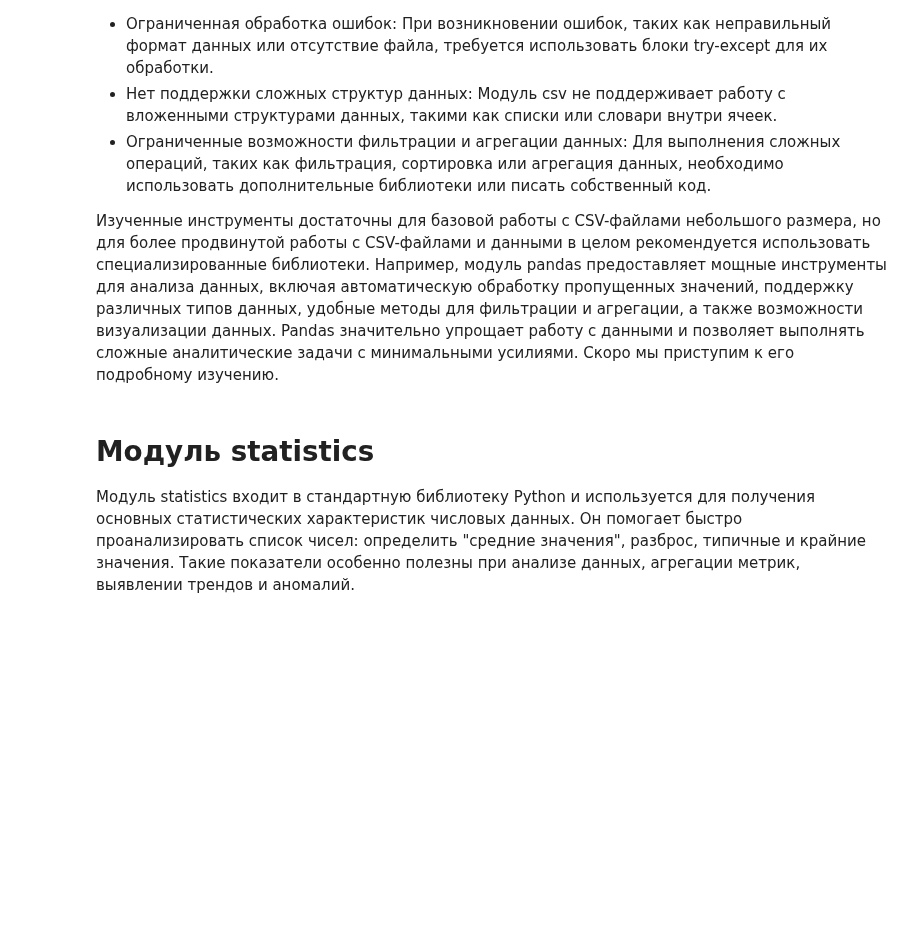
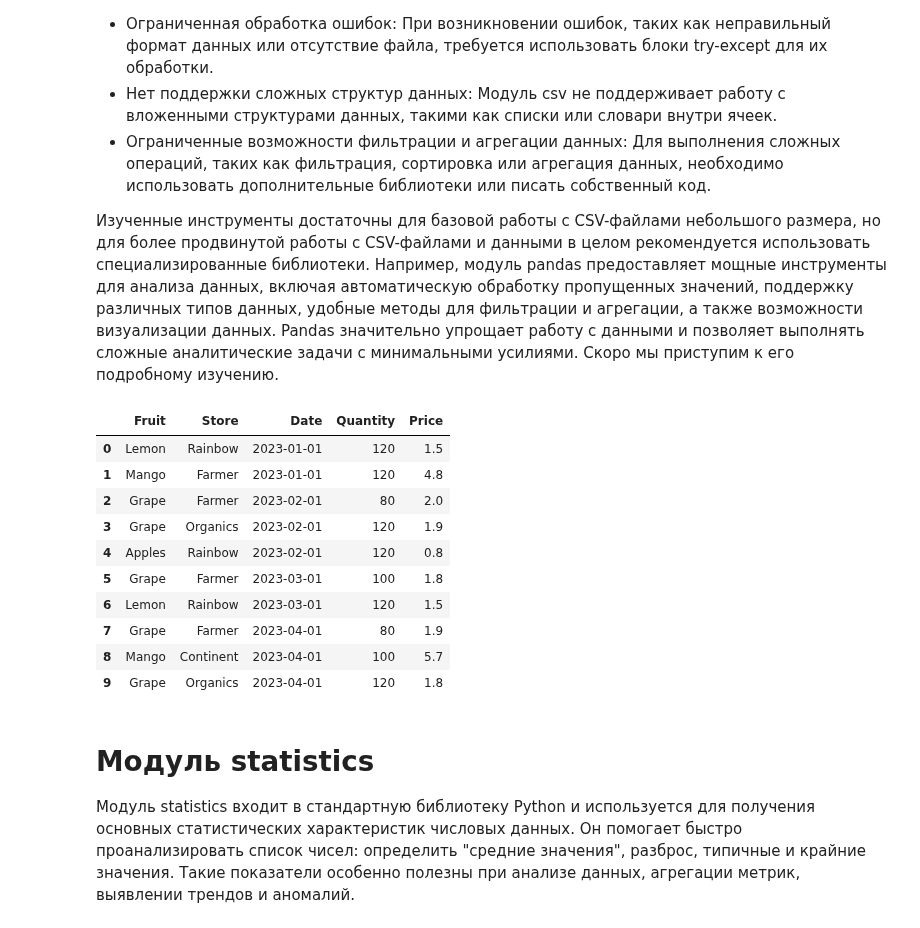
Before and after one commit to trivolt/Python_110425dam, a Jupyter notebook: Python_29.ipynb, the cells around one changed output. Drawn from its saved outputs; the diff is of its cells as text; code cells hidden in the pictures; blank space fills up the shorter version.

```diff
--- a/Python_29.ipynb
+++ b/Python_29.ipynb
@@ -139,3 +159,20 @@ for row in good_rows:
+# %%
+import pandas as pd
+
+df = pd.read_csv('sales.csv')
+df.head(10)
+# %% [output]
+|  | Fruit | Store | Date | Quantity | Price |
+| 0 | Lemon | Rainbow | 2023-01-01 | 120 | 1.5 |
+| 1 | Mango | Farmer | 2023-01-01 | 120 | 4.8 |
+| 2 | Grape | Farmer | 2023-02-01 | 80 | 2.0 |
+| 3 | Grape | Organics | 2023-02-01 | 120 | 1.9 |
+| 4 | Apples | Rainbow | 2023-02-01 | 120 | 0.8 |
+| 5 | Grape | Farmer | 2023-03-01 | 100 | 1.8 |
+| 6 | Lemon | Rainbow | 2023-03-01 | 120 | 1.5 |
+| 7 | Grape | Farmer | 2023-04-01 | 80 | 1.9 |
+| 8 | Mango | Continent | 2023-04-01 | 100 | 5.7 |
+| 9 | Grape | Organics | 2023-04-01 | 120 | 1.8 |
 # %% [markdown]
 # Модуль statistics
 Модуль statistics входит в стандартную библиотеку Python и используется для получения основных статистических характеристик числовых данных. Он помогает быстро проанализировать список чисел: определить "средние значения", разброс, типичные и крайние значения. Такие показатели особенно полезны при анализе данных, агрегации метрик, выявлении трендов и аномалий.
```
Also changed, not shown: parts of 10 cells of this notebook, 3 other files.
